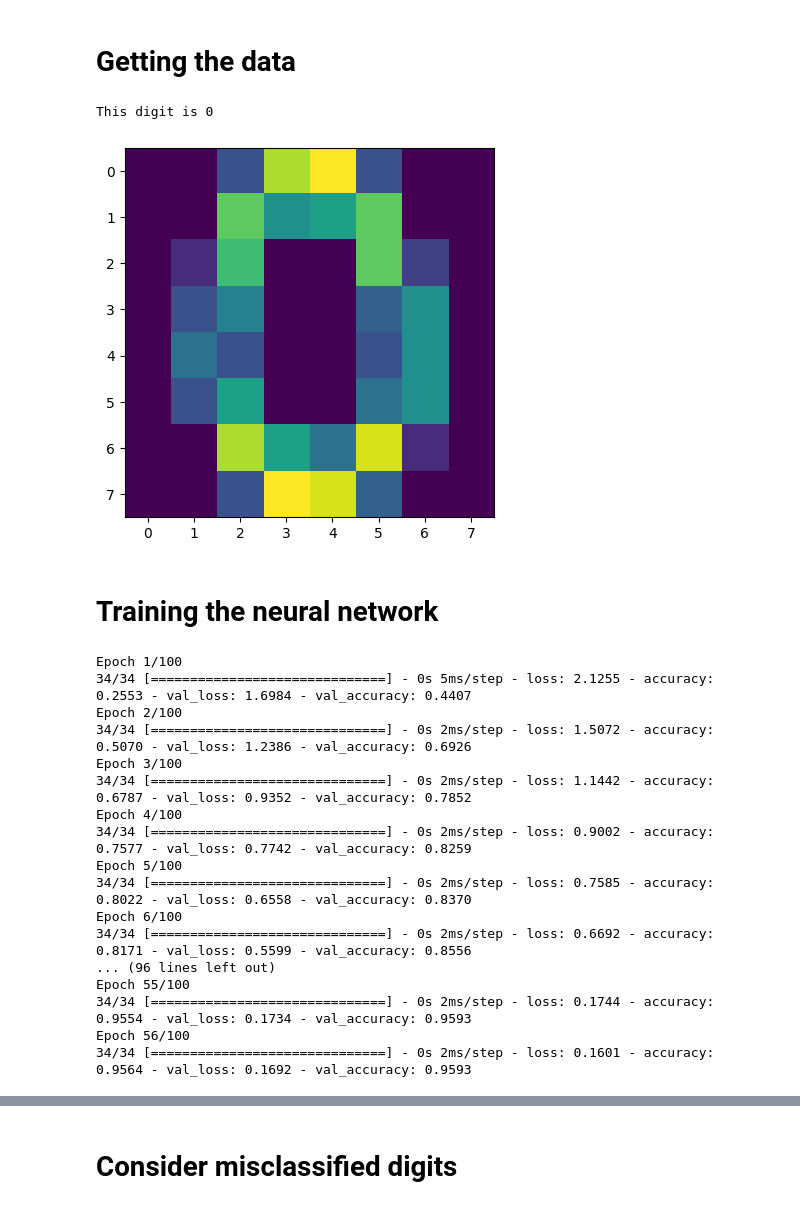
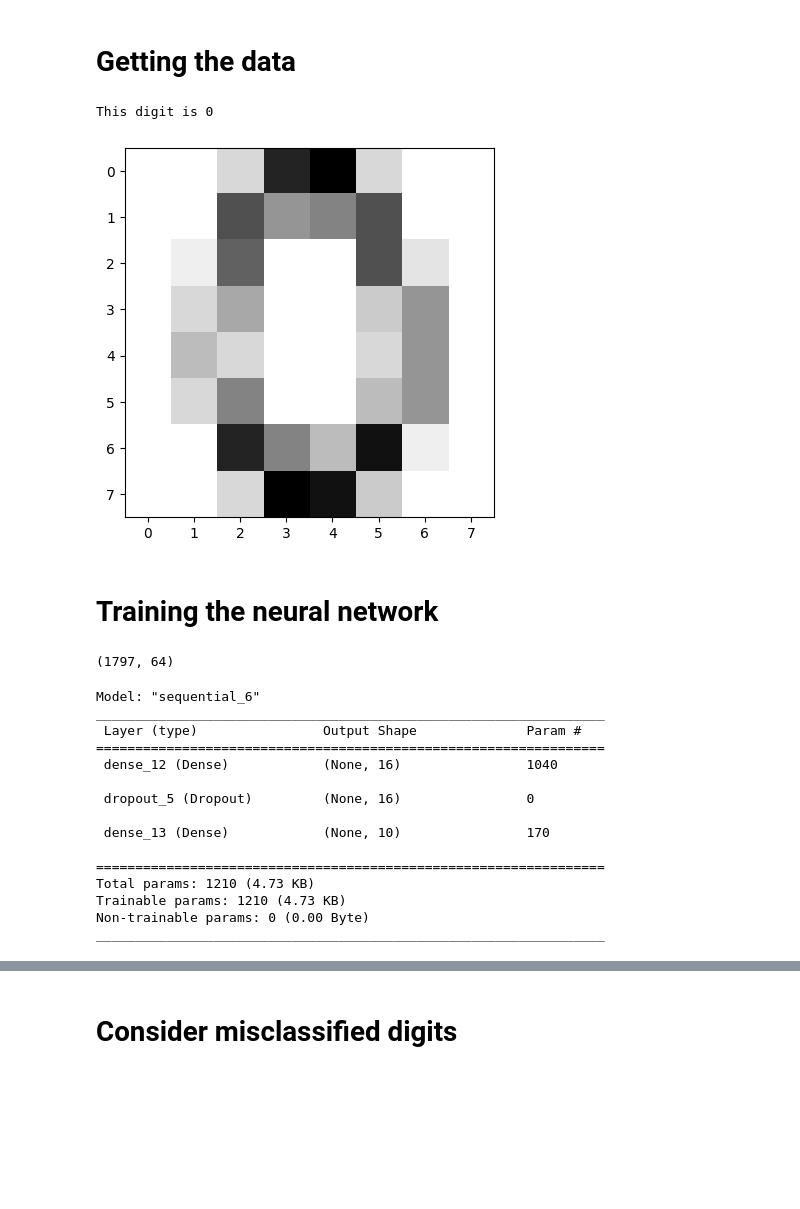
Before and after one commit to olehougaard/mal1-a23, a Jupyter notebook: session8/digits.ipynb, the cells around one changed output, grey strips where cells are left out. Cells and saved outputs as stored; diff of their text form; code cells hidden in the pictures; blank space fills up the shorter version.

```diff
--- a/session8/digits.ipynb
+++ b/session8/digits.ipynb
@@ -18,12 +18,12 @@ tf.random.set_seed(504)
 # %%
 digits = load_digits()
 
 a = randint(low = 0, high = len(digits.data) - 1)
-plt.imshow(digits.images[a])
+plt.imshow(digits.images[a], cmap='Greys')
 print("This digit is {}".format(digits.target[a]))
 # %% [output]
 This digit is 0
-[figure, old version]
+[figure, new version]
 # %% [markdown]
 # Training the neural network
 # %%
@@ -33,6 +33,9 @@ y = digits.target
 Y = tf.keras.utils.to_categorical(y, num_classes)
 X_train, X_test, Y_train, Y_test = train_test_split(X, Y, stratify = Y)
 input_size = X.shape[1]
+X.shape
+# %% [output]
+(1797, 64)
 # %%
 callback = tf.keras.callbacks.EarlyStopping(monitor = 'val_accuracy', patience = 10)
 
@@ -41,28 +44,20 @@ model = tf.keras.models.Sequential([
     layers.Dropout(0.2),
     layers.Dense(units = num_classes, activation = 'softmax')
 ])
-
-model.compile(loss = 'categorical_crossentropy', optimizer = tf.keras.optimizers.Adam(learning_rate = 0.005), metrics = ['accuracy'])
-
-history = model.fit(X_train, Y_train,
-                    epochs = 100,
-                    validation_split = 0.2,
-                    callbacks = [callback])
+model.summary()
 # %% [output]
-Epoch 1/100
-34/34 [==============================] - 0s 5ms/step - loss: 2.1255 - accuracy: 0.2553 - val_loss: 1.6984 - val_accuracy: 0.4407
-Epoch 2/100
-34/34 [==============================] - 0s 2ms/step - loss: 1.5072 - accuracy: 0.5070 - val_loss: 1.2386 - val_accuracy: 0.6926
-Epoch 3/100
-34/34 [==============================] - 0s 2ms/step - loss: 1.1442 - accuracy: 0.6787 - val_loss: 0.9352 - val_accuracy: 0.7852
-Epoch 4/100
-34/34 [==============================] - 0s 2ms/step - loss: 0.9002 - accuracy: 0.7577 - val_loss: 0.7742 - val_accuracy: 0.8259
-Epoch 5/100
-34/34 [==============================] - 0s 2ms/step - loss: 0.7585 - accuracy: 0.8022 - val_loss: 0.6558 - val_accuracy: 0.8370
-Epoch 6/100
-34/34 [==============================] - 0s 2ms/step - loss: 0.6692 - accuracy: 0.8171 - val_loss: 0.5599 - val_accuracy: 0.8556
-... (96 lines left out)
-Epoch 55/100
-34/34 [==============================] - 0s 2ms/step - loss: 0.1744 - accuracy: 0.9554 - val_loss: 0.1734 - val_accuracy: 0.9593
-Epoch 56/100
-34/34 [==============================] - 0s 2ms/step - loss: 0.1601 - accuracy: 0.9564 - val_loss: 0.1692 - val_accuracy: 0.9593
+Model: "sequential_6"
+_________________________________________________________________
+ Layer (type)                Output Shape              Param #
+=================================================================
+ dense_12 (Dense)            (None, 16)                1040
+
+ dropout_5 (Dropout)         (None, 16)                0
+
+ dense_13 (Dense)            (None, 10)                170
+
+=================================================================
+Total params: 1210 (4.73 KB)
+Trainable params: 1210 (4.73 KB)
+Non-trainable params: 0 (0.00 Byte)
+_________________________________________________________________
```
Also changed, not shown: parts of 5 cells of this notebook, 2 other files.
